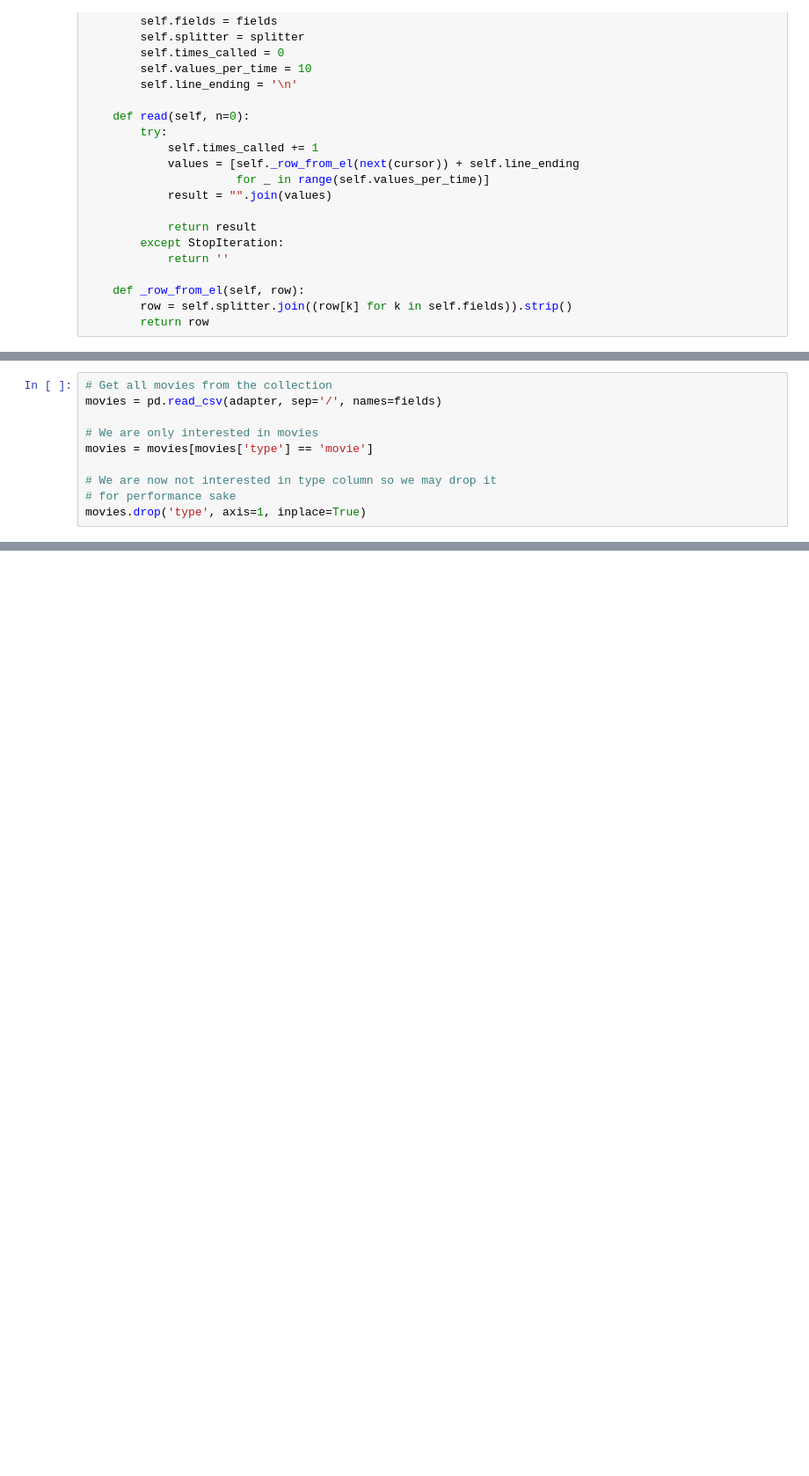
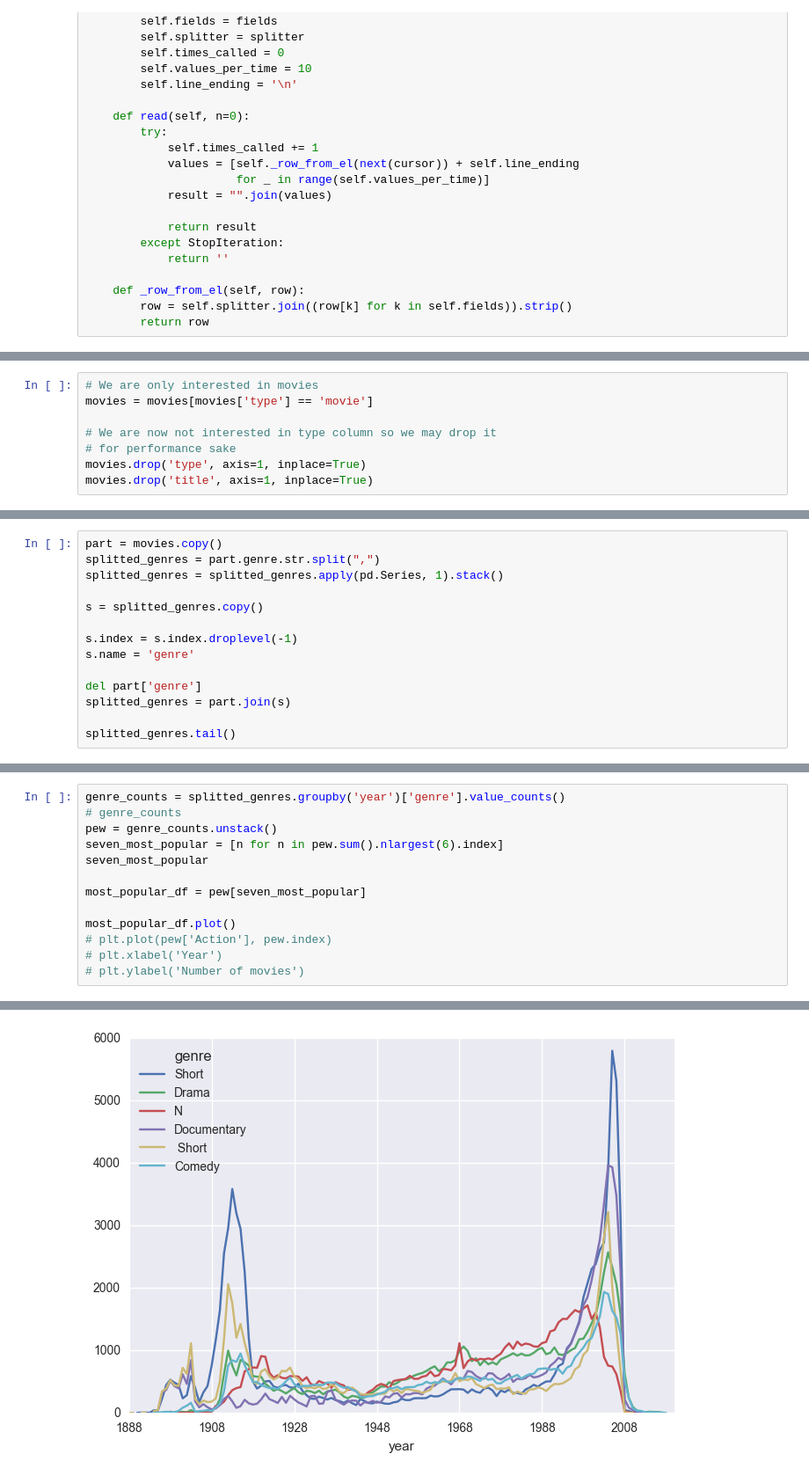
Before and after one commit to MrLokans/movie-analyzer, a Jupyter notebook: genre-analysis.ipynb, the cells around one changed output, grey strips where cells are left out. Shown at 88% size. Saved outputs shown, nothing was run; the diff lists cells and outputs as text; blank space fills up the shorter version.

Commit message:
Genre distribution by years plot is made. Closes #14.

```diff
--- a/genre-analysis.ipynb
+++ b/genre-analysis.ipynb
@@ -46,10 +49,8 @@ adapter = MongoCSVAdapter(cursor, fields=fields)
 # %%
-# Get all movies from the collection
-movies = pd.read_csv(adapter, sep='/', names=fields)
-
 # We are only interested in movies
 movies = movies[movies['type'] == 'movie']
 
 # We are now not interested in type column so we may drop it
 # for performance sake
 movies.drop('type', axis=1, inplace=True)
+movies.drop('title', axis=1, inplace=True)
@@ -76,0 +57,14 @@ movies
+# %%
+part = movies.copy()
+splitted_genres = part.genre.str.split(",")
+splitted_genres = splitted_genres.apply(pd.Series, 1).stack()
+
+s = splitted_genres.copy()
+
+s.index = s.index.droplevel(-1)
+s.name = 'genre'
+
+del part['genre']
+splitted_genres = part.join(s)
+
+splitted_genres.tail()
@@ -76,0 +78,14 @@ movies
+# %%
+genre_counts = splitted_genres.groupby('year')['genre'].value_counts()
+# genre_counts
+pew = genre_counts.unstack()
+seven_most_popular = [n for n in pew.sum().nlargest(6).index]
+seven_most_popular
+
+most_popular_df = pew[seven_most_popular]
+
+most_popular_df.plot()
+# plt.plot(pew['Action'], pew.index)
+# plt.xlabel('Year')
+# plt.ylabel('Number of movies')
+# %% [output]
@@ -76,0 +93 @@ movies
+[figure, added]
```
Also changed, not shown: parts of 4 cells of this notebook.
